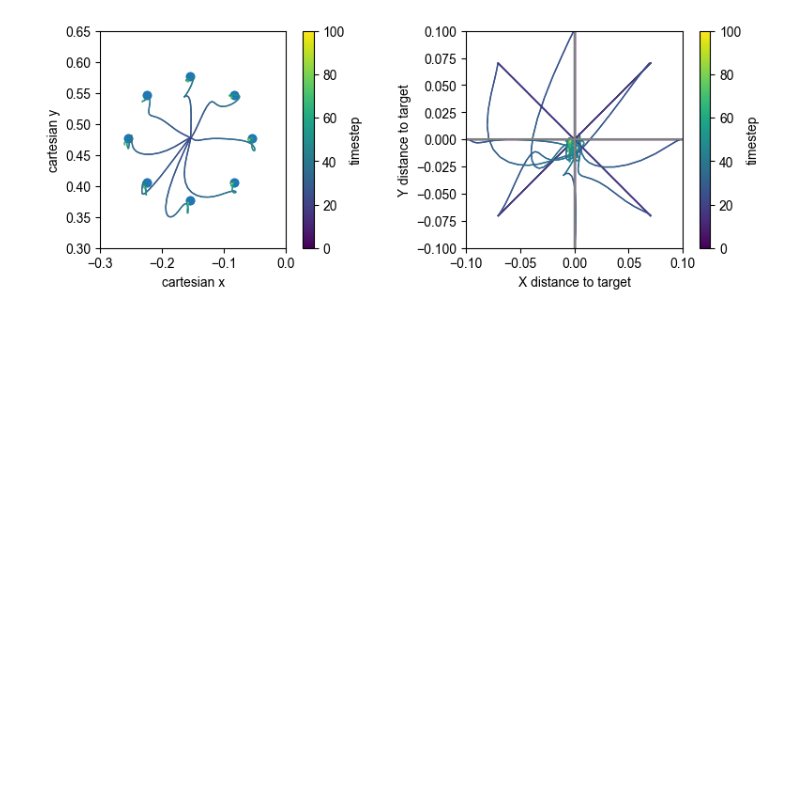
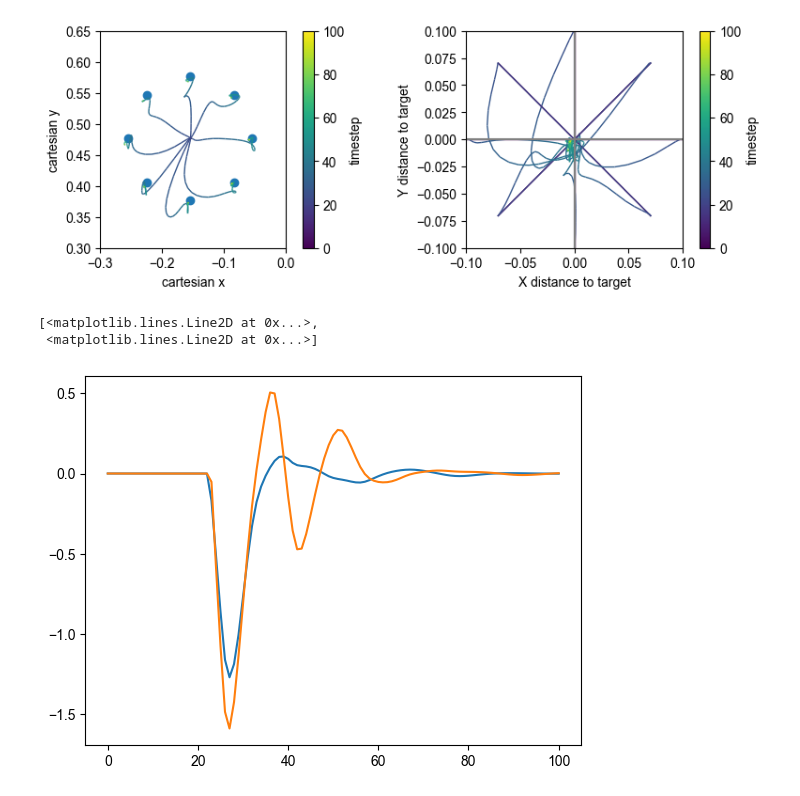
Before and after one commit to mshahbazi1997/MotorSavingModel, a Jupyter notebook: notebooks/test.ipynb, the cells around one changed output. Cells and saved outputs as stored; diff of their text form; code cells hidden in the pictures; blank space fills up the shorter version.

```diff
--- a/notebooks/test.ipynb
+++ b/notebooks/test.ipynb
@@ -81,9 +81,9 @@ policy.load_state_dict(th.load(weight_file))
 # %%
 # Evaluation
 
-batch_size = 16
+batch_size = 8
 # initialize batch
-obs, info = env.reset(condition ="test",catch_trial_perc=0,options={'batch_size':batch_size},ff_coefficient=10000000)
+obs, info = env.reset(condition ="test",catch_trial_perc=0,options={'batch_size':batch_size},ff_coefficient=0)
 
 h = policy.init_hidden(batch_size=batch_size)
 terminated = False
@@ -91,6 +91,7 @@ terminated = False
 # initial positions and targets
 xy = [info["states"]["fingertip"][:, None, :]]
 tg = [info["goal"][:, None, :]]
+xydot = [info["states"]['cartesian'][:,None,2:]]
 
 # simulate whole episode
 while not terminated:  # will run until `max_ep_duration` is reached
@@ -99,11 +100,19 @@ while not terminated:  # will run until `max_ep_duration` is reached
 
   xy.append(info["states"]["fingertip"][:, None, :])  # trajectories
   tg.append(info["goal"][:, None, :])  # targets
+  xydot.append(info["states"]['cartesian'][:,None,2:])
 
 # concatenate into a (batch_size, n_timesteps, xy) tensor
 xy = th.detach(th.cat(xy, axis=1))
 tg = th.detach(th.cat(tg, axis=1))
-
+xydot = th.detach(th.cat(xydot, axis=1))
+xydot = xydot.numpy()
 plot_simulations(xy=xy, target_xy=tg)
 # %% [output]
 [figure]
+# %%
+plt.plot(xydot[5,:,:])
+# %% [output]
+[<matplotlib.lines.Line2D at 0x...>,
+ <matplotlib.lines.Line2D at 0x...>]
+[figure, added]
```
Also changed, not shown: parts of 2 cells of this notebook, 1 other file.
